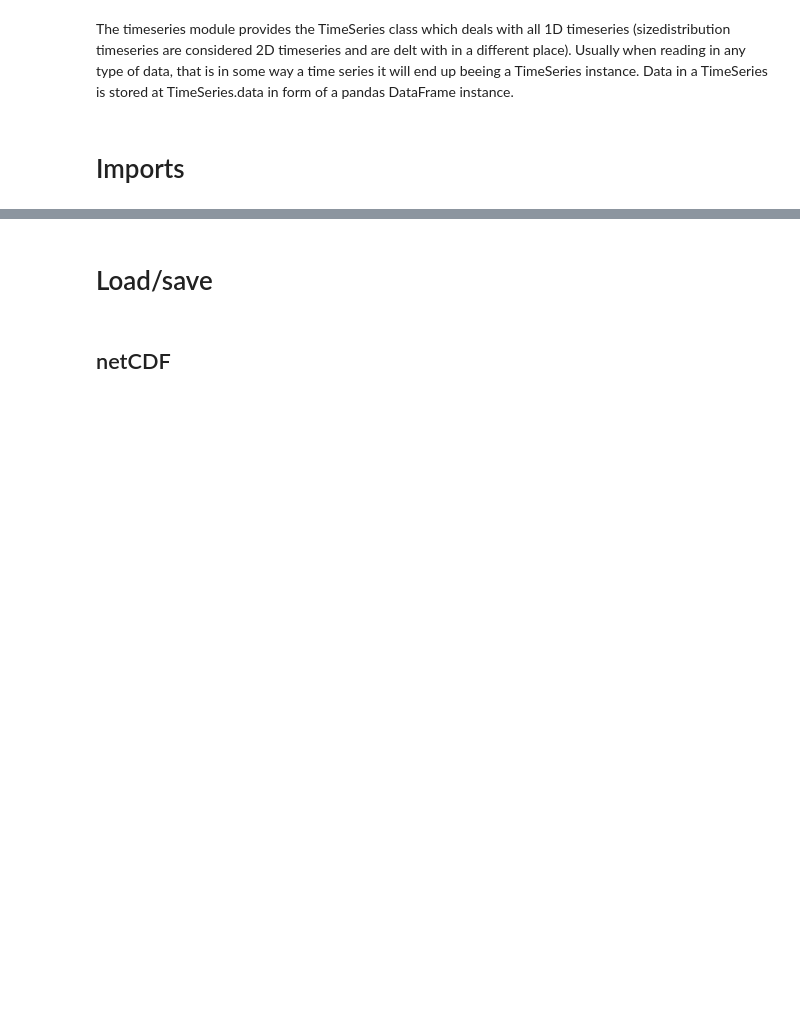
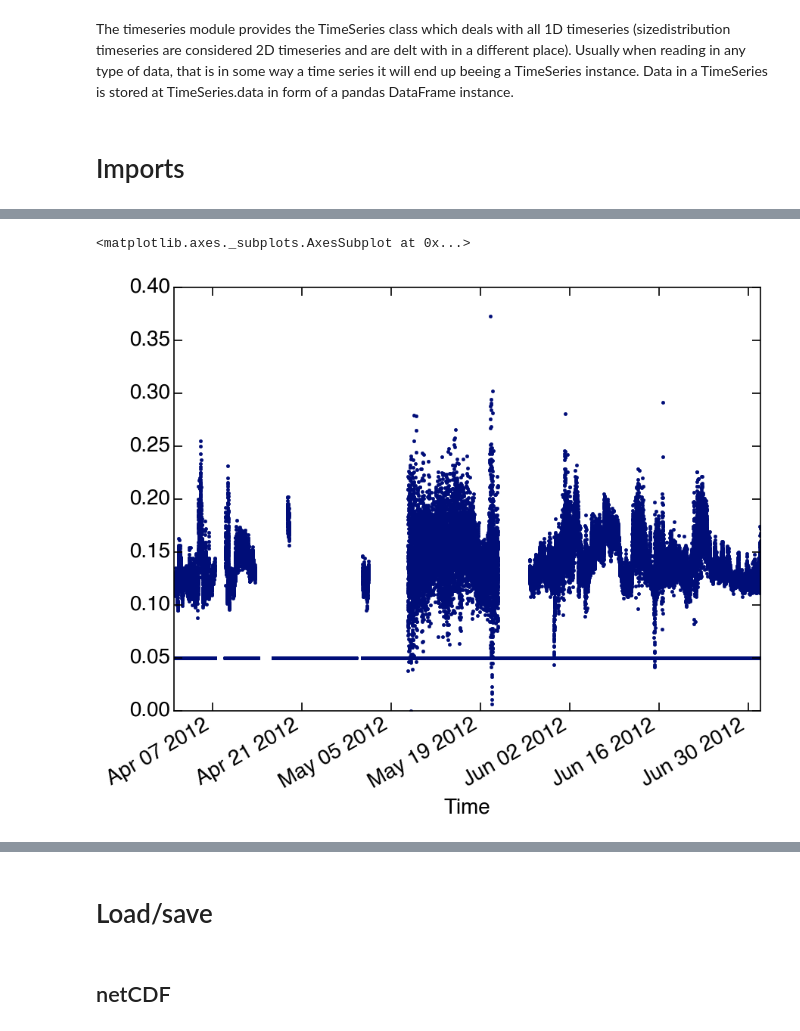
Before and after one commit to wblumberg/atm-py, a Jupyter notebook: examples/timeseries.ipynb, the cells around one changed output, grey strips where cells are left out. Drawn from its saved outputs; the diff is of its cells as text; code cells hidden in the pictures; blank space fills up the shorter version.

```diff
--- a/examples/timeseries.ipynb
+++ b/examples/timeseries.ipynb
@@ -46,0 +29,6 @@ b'1faa295'
+# %%
+st.data[np.isnan(st.data)] = 0.05
+st.plot(marker = '.', linestyle = '')
+# %% [output]
+<matplotlib.axes._subplots.AxesSubplot at 0x...>
+[figure, added]
```
Also changed, not shown: parts of 24 cells of this notebook, 4 other files.
